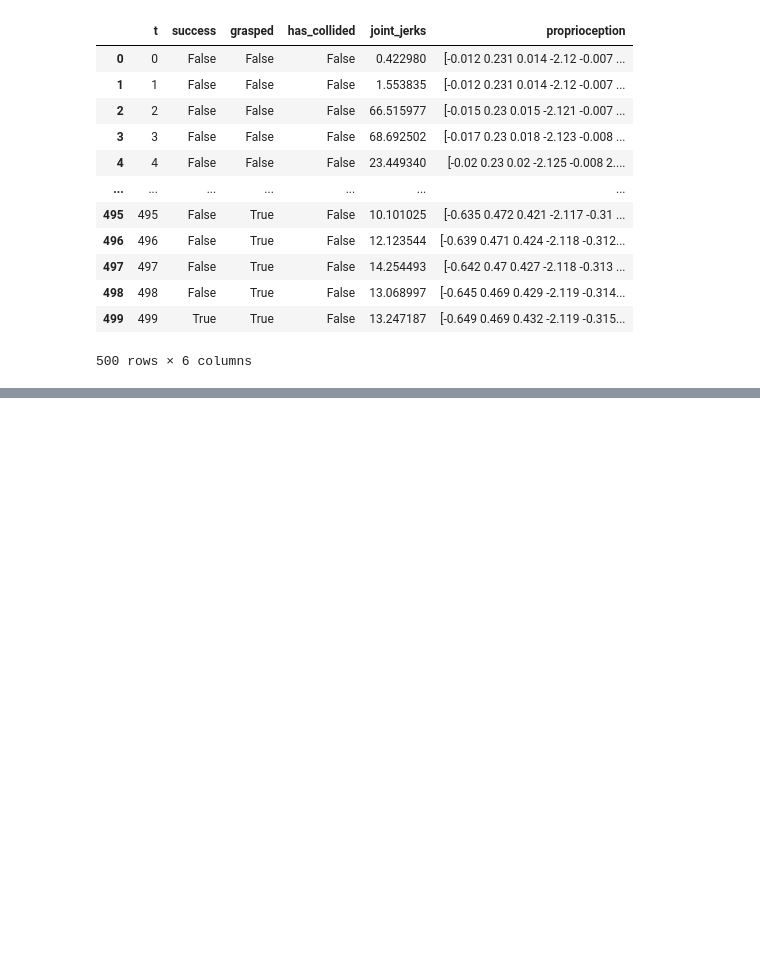
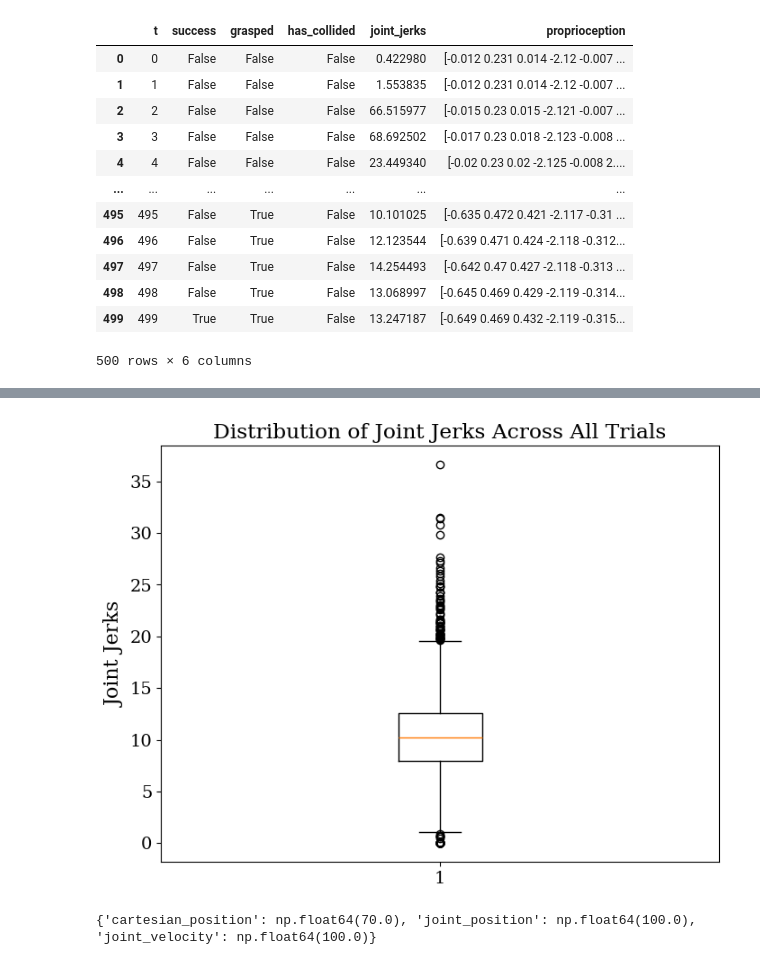
Before and after one commit to RL-Sim-to-Real/training, a Jupyter notebook: visualize/real_time_experiments.ipynb, the cells around one changed output, grey strips where cells are left out. Saved outputs shown, nothing was run; the diff lists cells and outputs as text; code cells hidden in the pictures; blank space fills up the shorter version.

```diff
--- a/visualize/real_time_experiments.ipynb
+++ b/visualize/real_time_experiments.ipynb
@@ -60,0 +119,33 @@ Any success: True
+# %%
+plt.figure(figsize=(8, 6))
+plt.boxplot(all_results['joint_jerks'].dropna())
+plt.ylabel('Joint Jerks')
+plt.title('Distribution of Joint Jerks Across All Trials')
+plt.show()
+# %% [output]
+[figure, added]
+# %%
+results = {}
+for act in actions:
+    file_paths = [
+        os.path.join(folder_path, f"{act}_use_prop_{str(use_prop)}_trial_{i}.pkl.csv")
+        for i in range(10)
+    ]
+    dfs = []
+    for path in file_paths:
+        if os.path.exists(path):
+            df = pd.read_csv(path)
+            match = re.search(r"trial_(\d+)", os.path.basename(path))
+            trial = int(match.group(1)) if match else None
+            df['trial'] = trial
+            dfs.append(df)
+    if dfs:
+        all_results = pd.concat(dfs, ignore_index=True)
+        success_rate = all_results.groupby('trial')['success'].any().mean() * 100
+
+        results[act] = success_rate
+    else:
+        results[act] = None
+print(results)
+# %% [output]
+{'cartesian_position': np.float64(70.0), 'joint_position': np.float64(100.0), 'joint_velocity': np.float64(100.0)}
```
Also changed, not shown: parts of 10 cells of this notebook, 3 other files.
